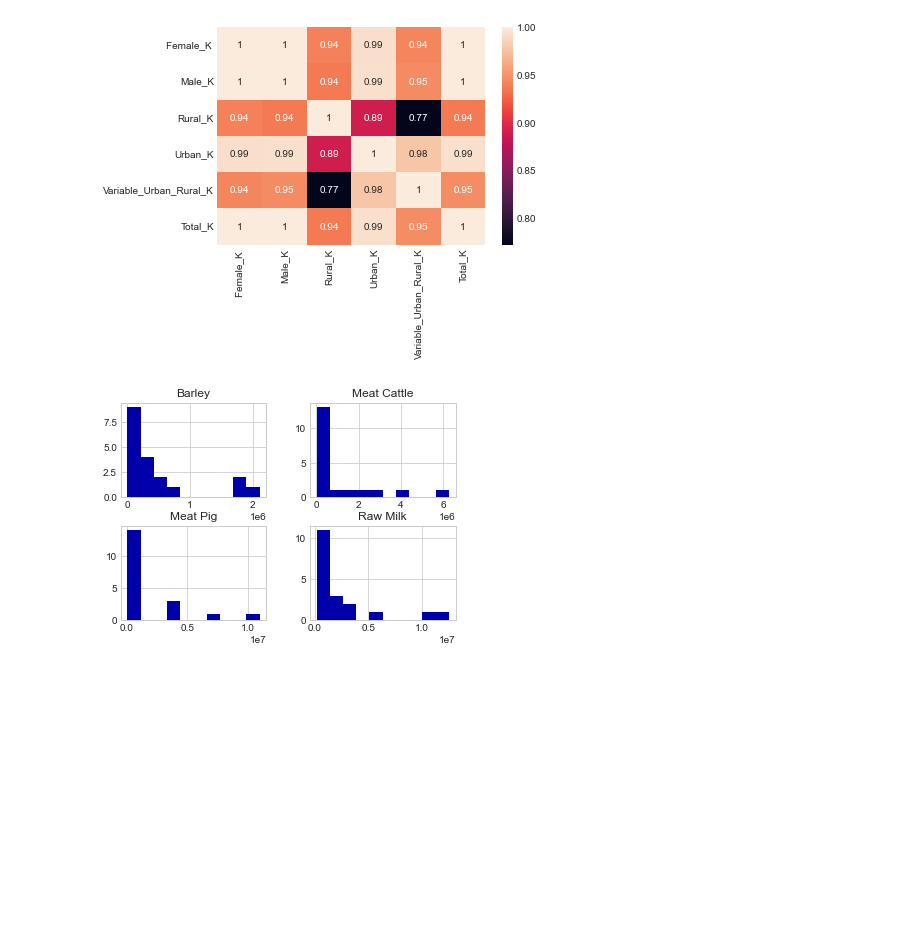
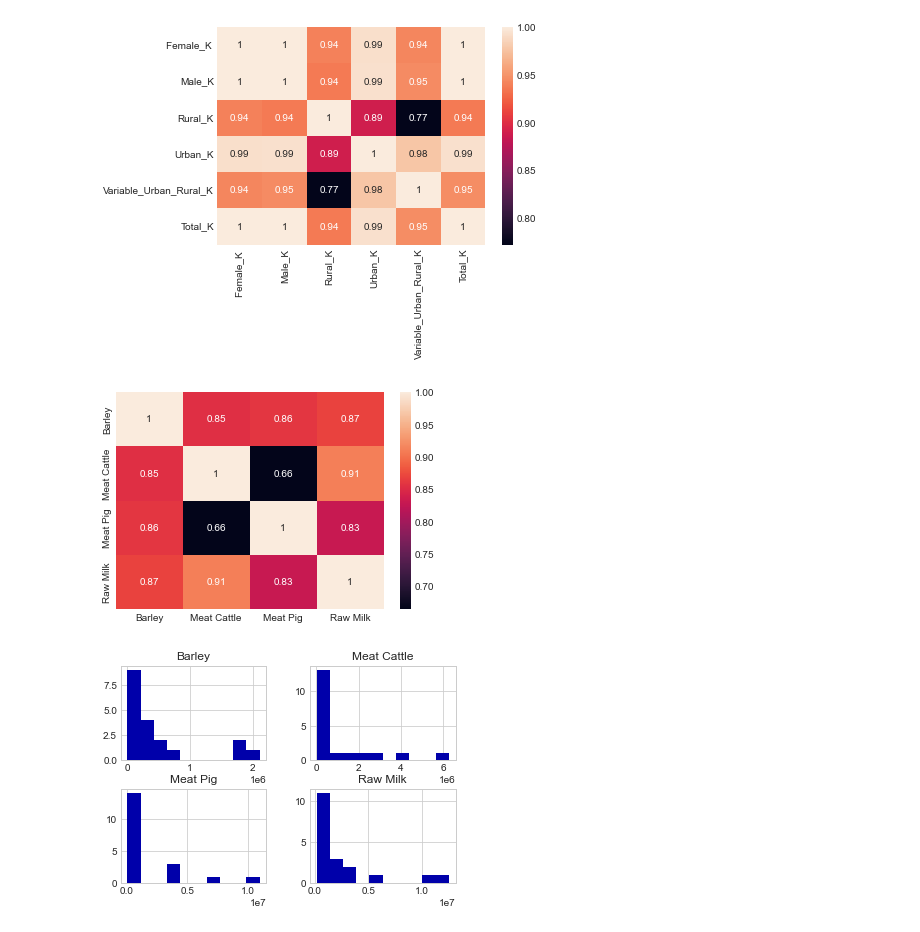
Before and after one commit to jaderleonardo/CA2_Project, a Jupyter notebook: FA_Prod_and_Pop_European.ipynb, the cells around one changed output. Cells and saved outputs as stored; diff of their text form; code cells hidden in the pictures; blank space fills up the shorter version.

```diff
--- a/FA_Prod_and_Pop_European.ipynb
+++ b/FA_Prod_and_Pop_European.ipynb
@@ -874,6 +874,12 @@ sns.heatmap(df_pop.corr(),annot=True)
 plt.show()
 # %% [output]
 [figure]
+# %%
+df_prop_drop = df_prod.drop(["Year"], axis=1, inplace=True)
+sns.heatmap(df_prod.corr(),annot=True)
+plt.show()
+# %% [output]
+[figure, added]
 # %%
 df_prod20.hist()
 plt.show()
```
Also changed, not shown: parts of 11 cells of this notebook, 12 other files.
